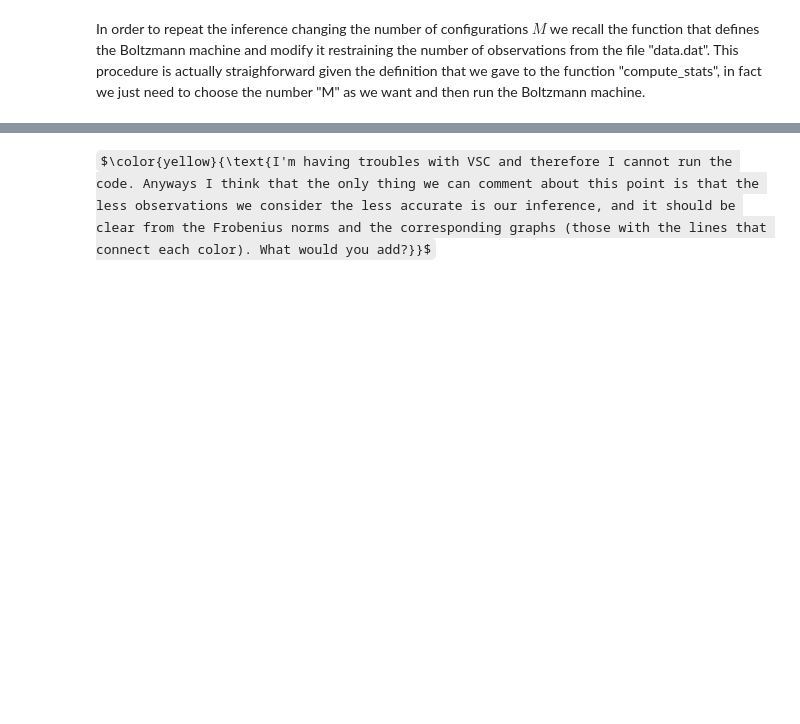
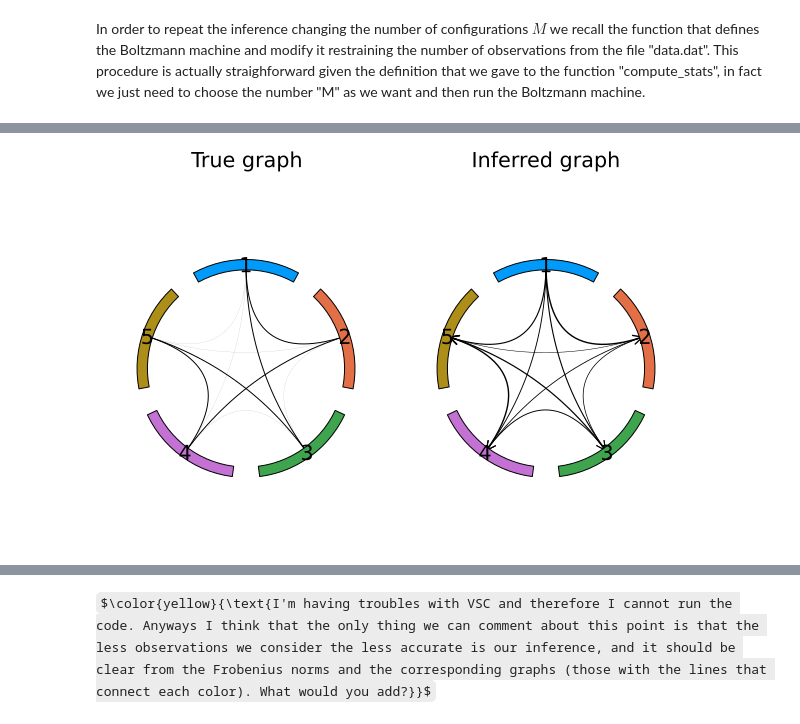
Before and after one commit to AndreaScale/Bayesian-inference-of-a-contact-network-of-Potts-variables., a Jupyter notebook: PROGETTO.ipynb, the cells around one changed output, grey strips where cells are left out. Cells and saved outputs as stored; diff of their text form; code cells hidden in the pictures; some formulas as TeX source; blank space fills up the shorter version.

```diff
--- a/PROGETTO.ipynb
+++ b/PROGETTO.ipynb
@@ -328,6 +376,7 @@ plot(p1, p2, aspect_ratio = 1)
 # %%
-p1 = graphplot(f_true, edgewidth = abs.(f_true), names = 1:N, method = :chorddiagram, title = "True graph")
-p2 = graphplot(Fij2, edgewidth = abs.(Fij), names = 1:N, method = :chorddiagram, title = "Inferred graph")
+p4 = graphplot(Fij3, edgewidth = abs.(Fij3), names = 1:N, method = :chorddiagram, title = "Inferred graph")
 
-plot(p1, p2, aspect_ratio = 1)
+plot(p1, p4, aspect_ratio = 1)
+# %% [output]
+[figure, added]
 # %%
```
Also changed, not shown: parts of 8 cells of this notebook.
